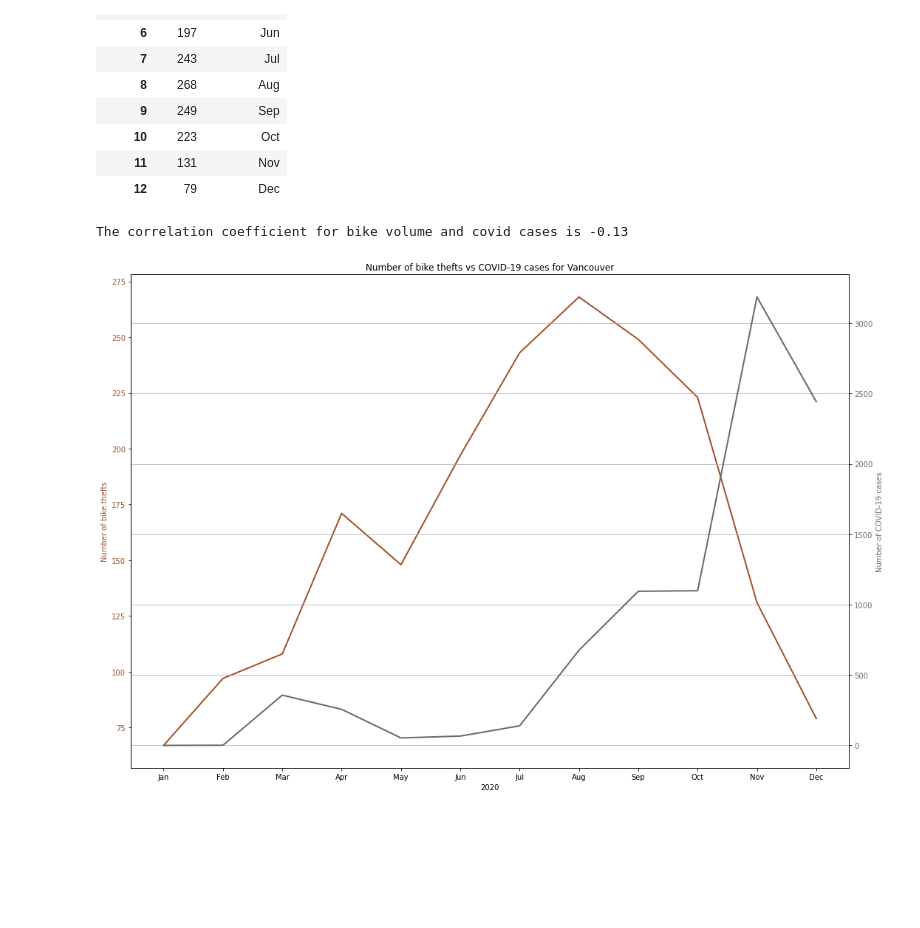
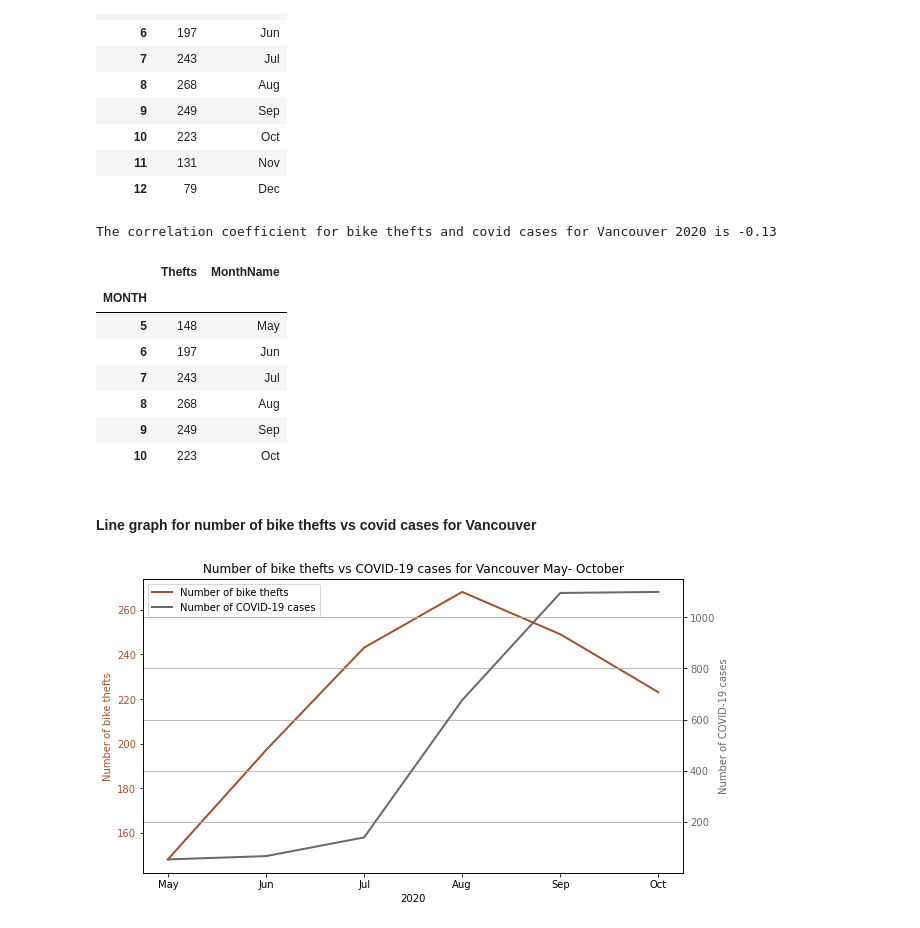
Before and after one commit to itspria/Bike-Theft-Analysis, a Jupyter notebook: code/data_analysis_covidcases.ipynb, the cells around one changed output. Drawn from its saved outputs; the diff is of its cells as text; code cells hidden in the pictures; blank space fills up the shorter version.

```diff
--- a/code/data_analysis_covidcases.ipynb
+++ b/code/data_analysis_covidcases.ipynb
@@ -321,0 +502,4 @@ The correlation coefficient for bike volume and covid cases is 0.15. This implie
+# %%
+VcCovidDF['Month Name'] = VcCovidDF['Month'].apply(lambda x: calendar.month_abbr[x])
+Vc2020CovidDF = VcCovidDF.groupby('Month').agg(TotalCases = ('Cases_Reported', sum), MonthName = ('Month Name', 'first'))
+Vc2020CovidDF
@@ -321,0 +521,3 @@ The correlation coefficient for bike volume and covid cases is 0.15. This implie
+# %%
+Vc2020CovidDF1 = Vc2020CovidDF.iloc[4:10, :]
+Vc2020CovidDF1
@@ -323,9 +804,9 @@ The correlation coefficient for bike volume and covid cases is 0.15. This implie
 ## Vancouver - COVID-19 cases vs bike thefts
 # %%
 VanBikeThefts = pd.read_csv("..//data_sets/v_theft_clean.csv")
-VanBikeThefts['Incident_Date'] = pd.to_datetime(VanTheftDF['Incident_Date'])
+VanBikeThefts['Incident_Date'] = pd.to_datetime(VanBikeThefts['Incident_Date'])
 VanBikeThefts['Month Name'] = VanBikeThefts['MONTH'].apply(lambda x: calendar.month_abbr[x])
-VanBikeThefts
+VanBikeThefts.head()
 # %% [output]
 |  | Incident_Date | YEAR | MONTH | DAY | WEEKDAY | X | Y | LAT | LNG | Month Name |
 | 0 | 2018-07-29 | 2018 | 7 | 29 | Sunday | 491104.2910 | 5.459077e+06 | 49.284384 | -123.122320 | Jul |
@@ -359,33 +835,59 @@ VanTheftDF
 | 10 | 223 | Oct |
 | 11 | 131 | Nov |
 | 12 | 79 | Dec |
+# %%
+#calculate the correlation
+correlation = st.pearsonr(VanTheftDF['Thefts'], Vc2020CovidDF['TotalCases'])
+print(f"The correlation coefficient for bike thefts and covid cases for Vancouver 2020 is {round(correlation[0],2)}")
+# %% [output]
+The correlation coefficient for bike thefts and covid cases for Vancouver 2020 is -0.13
+# %%
+VanTheftDF1 = VanTheftDF.iloc[4:10, :]
+VanTheftDF1
+# %% [output]
+|  | Thefts | MonthName |
+| MONTH |  |  |
+| 5 | 148 | May |
+| 6 | 197 | Jun |
+| 7 | 243 | Jul |
+| 8 | 268 | Aug |
+| 9 | 249 | Sep |
+| 10 | 223 | Oct |
+# %% [markdown]
+#### Line graph for number of bike thefts vs covid cases for Vancouver
 # %%
-#calculate the correlation
-correlation = st.pearsonr(VanTheftDF['Thefts'], Vc2020CovidDF['TotalCases'])
-print(f"The correlation coefficient for bike volume and covid cases is {round(correlation[0],2)}")
 
 #plotting lines for the covid cases and number of bike thefts
 fig, ax1 = plt.subplots()
 
 color = 'sienna'
 ax1.set_xlabel('2020')
 ax1.set_ylabel('Number of bike thefts', color=color)
-ax1.plot(VanTheftDF['MonthName'], VanTheftDF['Thefts'], color=color, linewidth=2.0)
+ax1.plot(VanTheftDF1['MonthName'], VanTheftDF1['Thefts'], color=color, linewidth=2.0, label='Number of bike thefts')
 ax1.tick_params(axis='y', labelcolor=color)
 
 # instantiate a second axes that shares the same x-axis
 ax2 = ax1.twinx()
 
 color = 'dimgray'
 ax2.set_ylabel('Number of COVID-19 cases', color=color)  # we already handled the x-label with ax1
-ax2.plot(Vc2020CovidDF['MonthName'], Vc2020CovidDF['TotalCases'], color=color, linewidth=2.0)
+ax2.plot(Vc2020CovidDF1['MonthName'], Vc2020CovidDF1['TotalCases'], color=color, linewidth=2.0, label='Number of COVID-19 cases')
 ax2.tick_params(axis='y', labelcolor=color)
 
 # otherwise the right y-label is slightly clipped
 fig.tight_layout()
-plt.title('Number of bike thefts vs COVID-19 cases for Vancouver')
+plt.title('Number of bike thefts vs COVID-19 cases for Vancouver May- October')
 plt.grid()
+fig.set_size_inches(10, 5)
+
+lines_1, labels_1 = ax1.get_legend_handles_labels()
+lines_2, labels_2 = ax2.get_legend_handles_labels()
+
+lines = lines_1 + lines_2
+labels = labels_1 + labels_2
+
+ax1.legend(lines, labels, loc=2)
+plt.savefig("../analysis/CovidVsBikerThefts_Vancouver.png")
 plt.show()
 # %% [output]
-The correlation coefficient for bike volume and covid cases is -0.13
-[figure, old version]
+[figure, new version]
```
Also changed, not shown: parts of 94 cells of this notebook, 1 other file.
